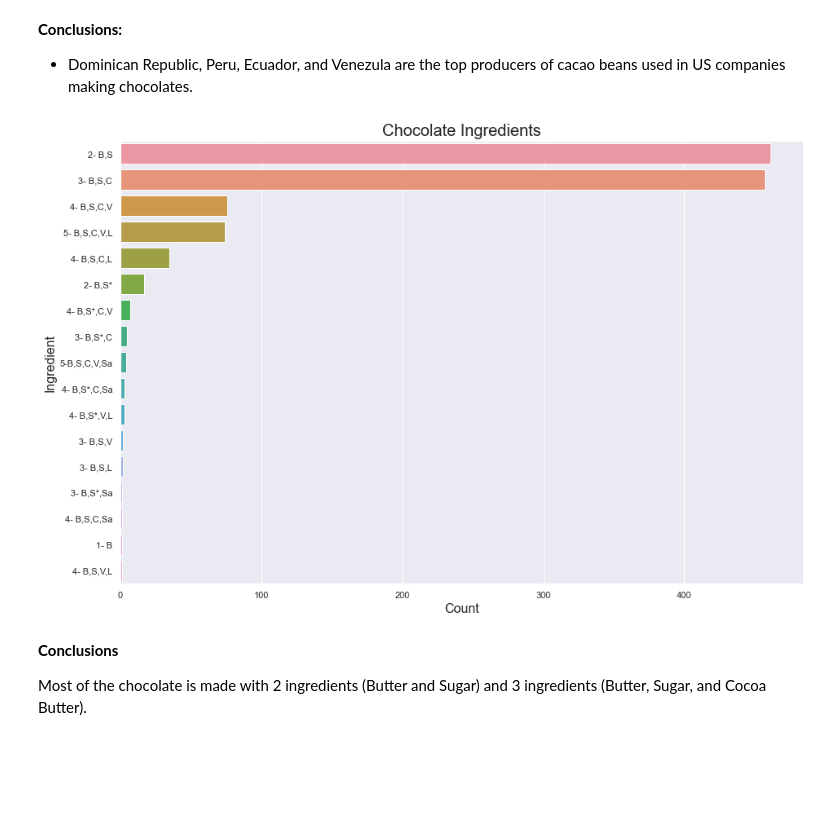
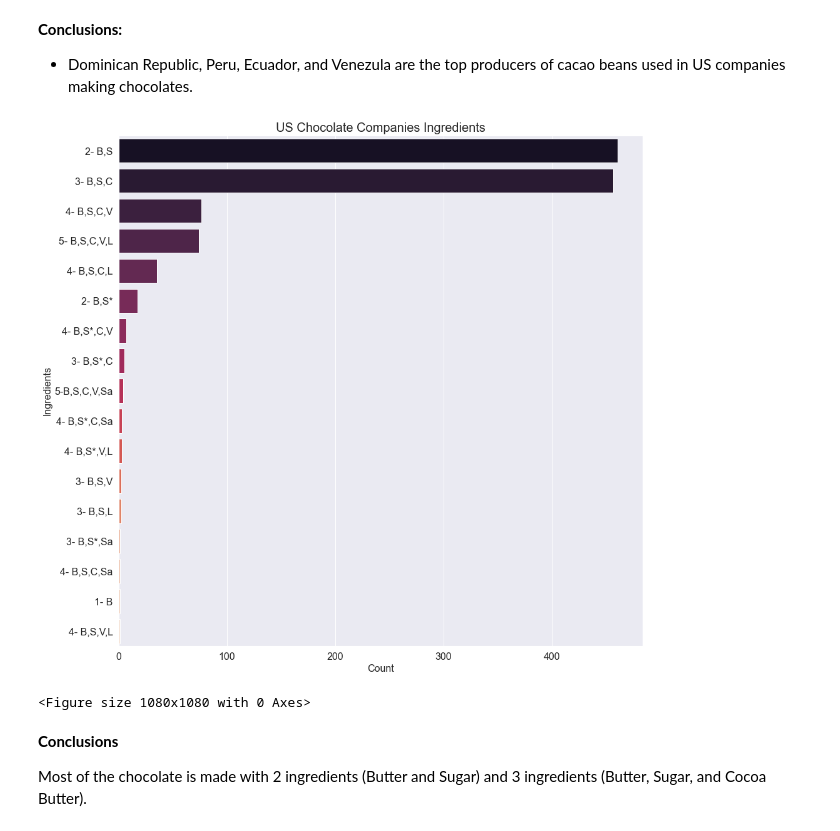
Before and after one commit to cableredi/BellevueUniv_MDS, a Jupyter notebook: DSC550/Term Paper/Chocolate_CableKimberly.ipynb, the cells around one changed output. Drawn from its saved outputs; the diff is of its cells as text; code cells hidden in the pictures; blank space fills up the shorter version.

```diff
--- a/DSC550/Term Paper/Chocolate_CableKimberly.ipynb
+++ b/DSC550/Term Paper/Chocolate_CableKimberly.ipynb
@@ -215,0 +231,5 @@ usa_companies_df.describe(include = ['O'])
+# %%
+usa_companies_df.loc[usa_companies_df['STATE'] == "Hawai'I", 'STATE'] = "Hawaii"
+usa_companies_df.loc[usa_companies_df['STATE'] == "Hawai'i", 'STATE'] = "Hawaii"
+usa_companies_df.loc[usa_companies_df['STATE'] == "Washington D.C.", 'STATE'] = "District of Columbia"
+usa_companies_df['STATE'].unique()
@@ -359,6 +390,6 @@ Cocoa Percent appears to be a normal distribution but Rating is heavily skewed l
 # Bar charts of some of the categorical features
 
 #create a copy of the data frame for use with graphing
-chocolate_plots = chocolate_usa.copy()
+chocolate_usa_plots = chocolate_usa.copy()
 # %%
 # Convert Ratings to ranking
@@ -414,8 +465,17 @@ origin_counts = chocolate_plots['Country of Bean Origin'].value_counts()
 # %%
-sns.set(rc={'figure.figsize':(15,10)})
-ax = sns.barplot(y = origin_counts.index, x = origin_counts.values)
+fig, ax = plt.subplots()
+
+plt.figure()
+sns.set(rc={'figure.figsize':(15, 15)})
+sns.barplot(x = origin_counts.values, y = origin_counts.index, palette = 'rocket', ax = ax)
+ax.tick_params(axis='both', which='major', labelsize = 16)
 ax.set_xlabel('Count', fontsize = 16)
-ax.set_ylabel('Country', fontsize = 16)
-ax.set_title('Country of Bean Origin', fontsize = 20)
+ax.set_ylabel('Locations', fontsize = 16)
+ax.set_title('US Chocolate Companies Chocolate Bean Origin', fontsize = 20)
 plt.show()
+
+# Save figure
+ax.get_figure().savefig('figures\origin.png',
+           bbox_inches = 'tight',
+           transparent = True)
 # %% [output]
@@ -425,16 +486,26 @@ plt.show()
 * Dominican Republic, Peru, Ecuador, and Venezula are the top producers of cacao beans used in US companies making chocolates.
 # %%
 # Count of Ingredients
-ingredients_counts = chocolate_plots['Ingredients'].value_counts()
+ingredients_counts = chocolate_usa_plots['Ingredients'].value_counts()
 # %%
-sns.set(rc={'figure.figsize':(15,10)})
-ax = sns.barplot(y = ingredients_counts.index, x = ingredients_counts.values)
+fig, ax = plt.subplots()
+
+plt.figure()
+sns.set(rc={'figure.figsize':(10, 13)})
+sns.barplot(x = ingredients_counts.values, y = ingredients_counts.index, palette = 'rocket', ax = ax)
+ax.tick_params(axis='both', which='major', labelsize = 16)
 ax.set_xlabel('Count', fontsize = 16)
-ax.set_ylabel('Ingredient', fontsize = 16)
-ax.set_title('Chocolate Ingredients', fontsize = 20)
+ax.set_ylabel('Ingredients', fontsize = 16)
+ax.set_title('US Chocolate Companies Ingredients', fontsize = 20)
 plt.show()
+
+# Save figure
+ax.get_figure().savefig('figures\ingredients.png',
+           bbox_inches = 'tight',
+           transparent = True)
 # %% [output]
-[figure, old version]
+[figure, new version]
+<Figure size 1080x1080 with 0 Axes>
 # %% [markdown]
 **Conclusions**
 
```
Also changed, not shown: parts of 75 cells of this notebook, 2 other files.
